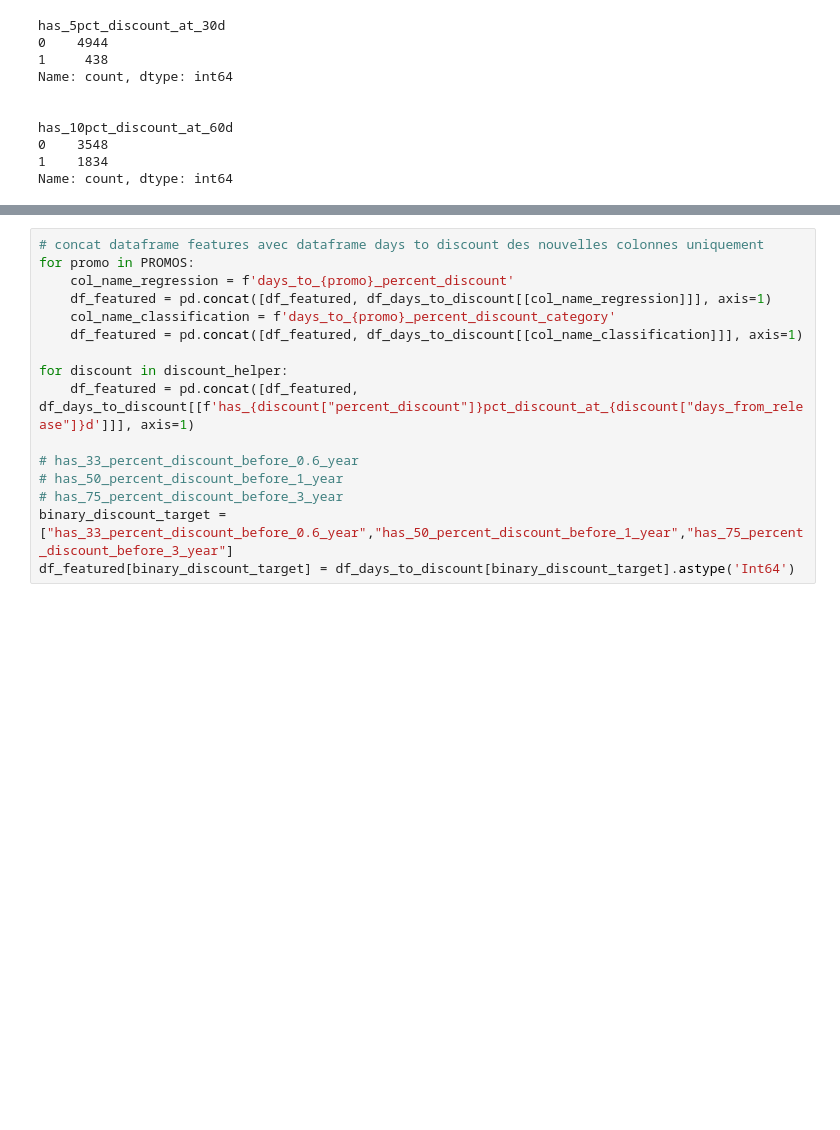
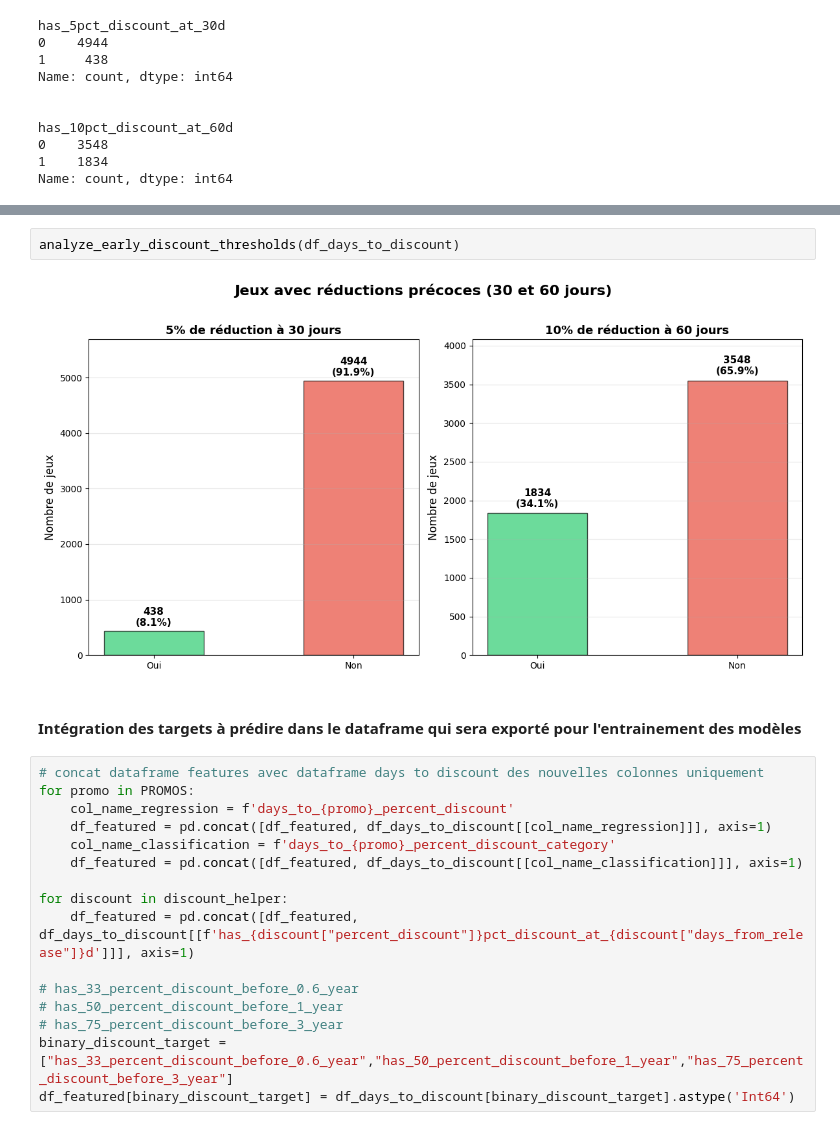
Before and after one commit to sebastien-chopin-dev/alyra-ia-psstore-machine-learning-project, a Jupyter notebook: notebooks/2_features_engeniering.ipynb, the cells around one changed output, grey strips where cells are left out. Drawn from its saved outputs; the diff is of its cells as text; blank space fills up the shorter version.

```diff
--- a/notebooks/2_features_engeniering.ipynb
+++ b/notebooks/2_features_engeniering.ipynb
@@ -656,3 +831,9 @@ Name: count, dtype: int64
+# %%
+analyze_early_discount_thresholds(df_days_to_discount)
+# %% [output]
+[figure, added]
+# %% [markdown]
+#### Intégration des targets à prédire dans le dataframe qui sera exporté pour l'entrainement des modèles
 # %%
 # concat dataframe features avec dataframe days to discount des nouvelles colonnes uniquement
 for promo in PROMOS:
```
Also changed, not shown: parts of 42 cells of this notebook, 2 other files.
